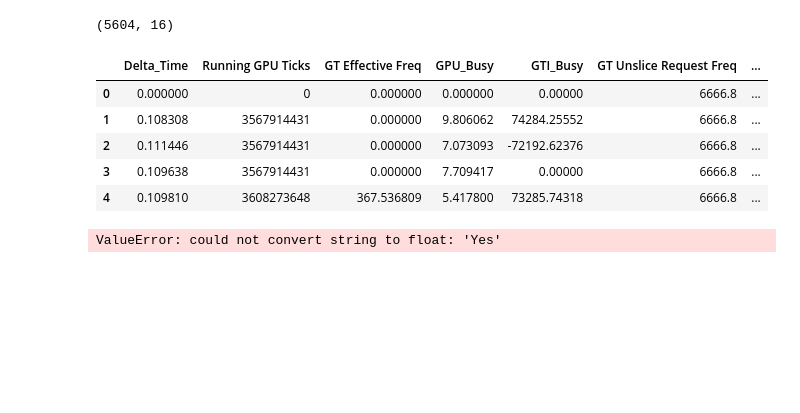
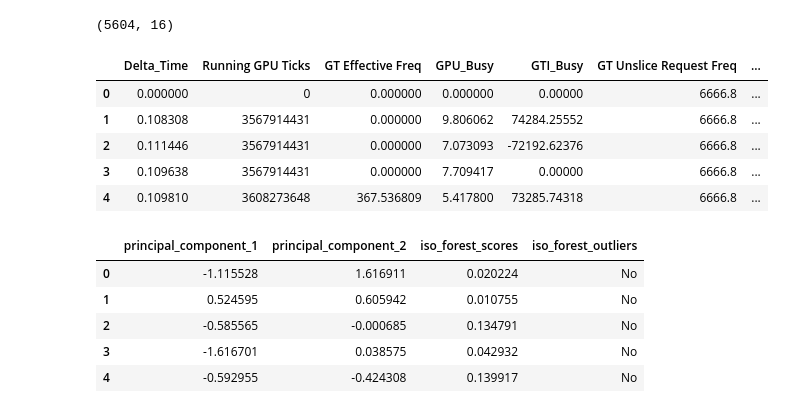
Before and after one commit to hitha-vargantiFM/ML_model, a Jupyter notebook: model1.ipynb, the cells around one changed output. Saved outputs shown, nothing was run; the diff lists cells and outputs as text; code cells hidden in the pictures; blank space fills up the shorter version.

```diff
--- a/model1.ipynb
+++ b/model1.ipynb
@@ -249,28 +249,33 @@ sample_isf_3.head()
 | 3 | 0.109638 | 3567914431 | 0.000000 | 7.709417 | 0.00000 | 6666.8 | ... |
 | 4 | 0.109810 | 3608273648 | 367.536809 | 5.417800 | 73285.74318 | 6666.8 | ... |
 # %%
-sample_isf_4 = df_cleaned.drop(columns='Time')
+sample_isf_4 = df_p1.drop(columns='Time')
 # Standardize features
 sample_scaled_2 = StandardScaler().fit_transform(sample_isf_4)
 # Define dimensions = 2
 pca_2 = PCA(n_components=2)
 # Conduct the PCA
 principal_comp_2 = pca.fit_transform(sample_scaled_2)
 # Convert to dataframe
 pca_df_2 = pd.DataFrame(data = principal_comp_2, columns = ['principal_component_1', 'principal_component_2'])
 pca_df_2.head()
 # Train the model
 isf_4 = IsolationForest()
-isf_4.fit(pca_df)
+isf_4.fit(pca_df_2)
 # Predictions
 predictions_2 = isf_4.predict(pca_df_2)
 # Extract scores
 pca_df_2["iso_forest_scores"] = isf_4.decision_function(pca_df_2)
 # Extract predictions
 pca_df_2["iso_forest_outliers"] = predictions_2
 # Replace "-1" with "Yes" and "1" with "No"
 pca_df_2['iso_forest_outliers'] = pca_df_2['iso_forest_outliers'].replace([-1, 1], ["Yes", "No"])
 # Print the first 5 firms
 pca_df_2.head()
 # %% [output]
-ValueError: could not convert string to float: 'Yes'
+|  | principal_component_1 | principal_component_2 | iso_forest_scores | iso_forest_outliers |
+| 0 | -1.115528 | 1.616911 | 0.020224 | No |
+| 1 | 0.524595 | 0.605942 | 0.010755 | No |
+| 2 | -0.585565 | -0.000685 | 0.134791 | No |
+| 3 | -1.616701 | 0.038575 | 0.042932 | No |
+| 4 | -0.592955 | -0.424308 | 0.139917 | No |
```
Also changed, not shown: parts of 15 cells of this notebook.
